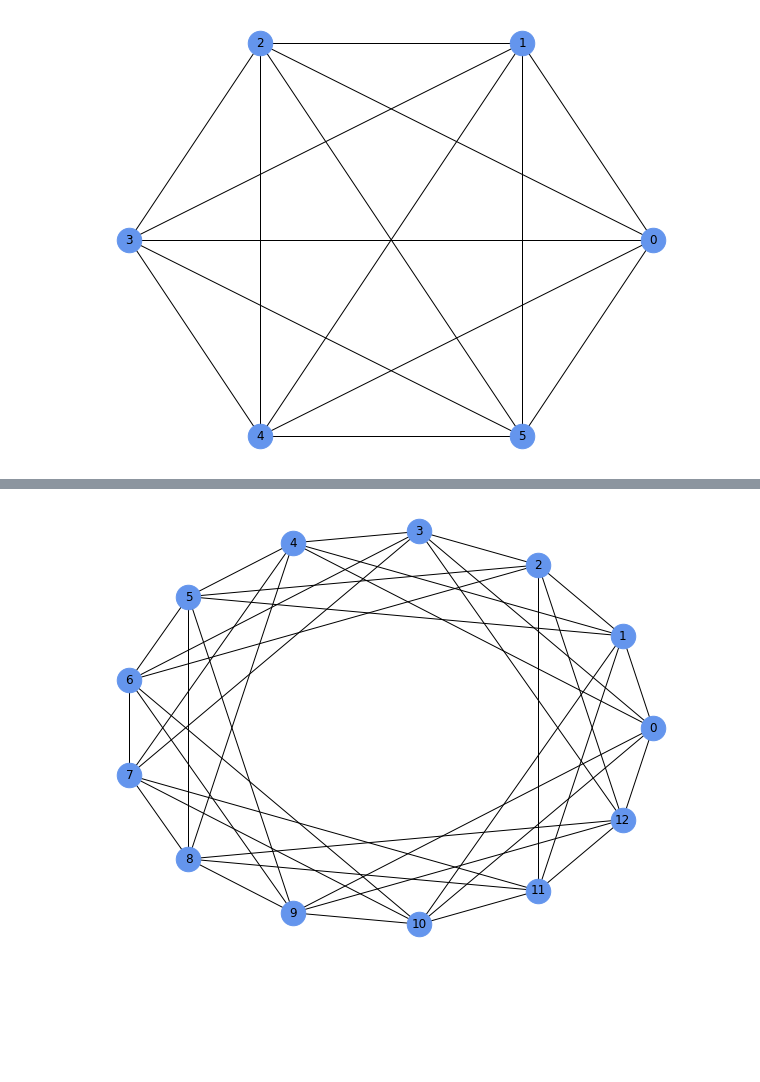
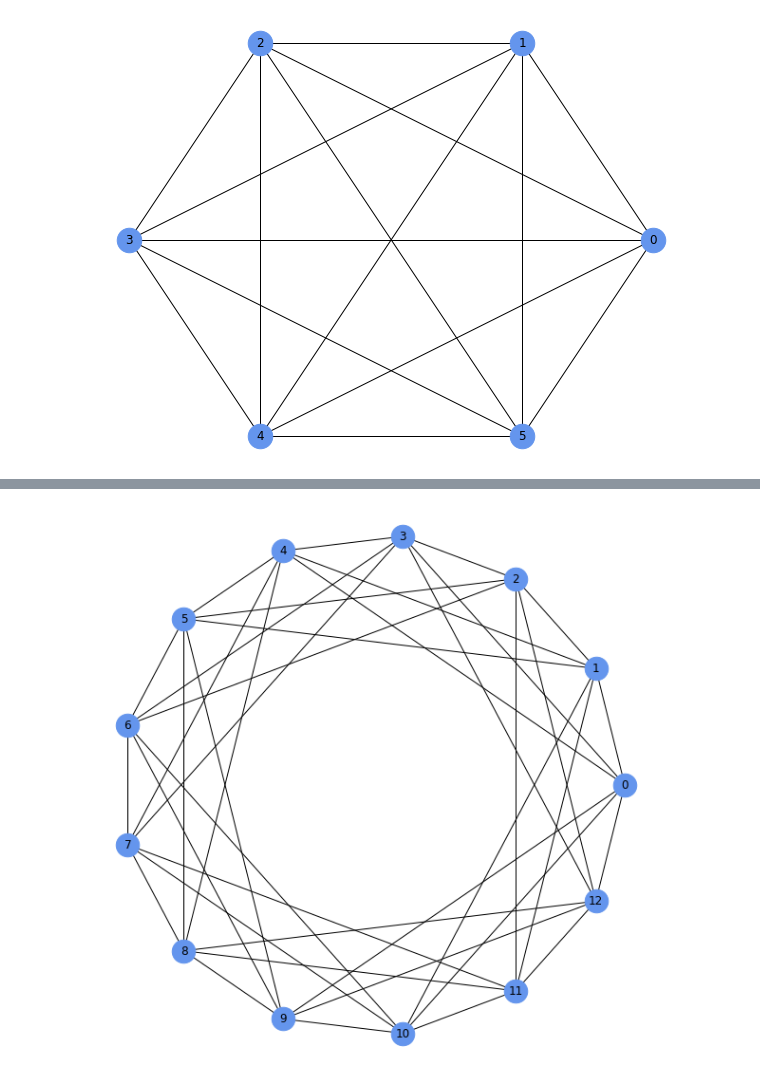
Before and after one commit to tungprime/western_fields, a Jupyter notebook: graphs_generator_and_drawing.ipynb, the cells around one changed output, grey strips where cells are left out. Drawn from its saved outputs; the diff is of its cells as text; code cells hidden in the pictures; blank space fills up the shorter version.

```diff
--- a/graphs_generator_and_drawing.ipynb
+++ b/graphs_generator_and_drawing.ipynb
@@ -97,17 +97,17 @@ plt.savefig("cycle_graph.png", dpi =300)
 # %%
 # Paley graph for q=13
 fig = plt.gcf()
-fig.set_size_inches(8,6)
+fig.set_size_inches(8,8)
 g = paley(13)
 pos = nx.circular_layout(g)
 nx.draw(g, pos=pos,
        with_labels = True,
                 node_size = 600,
                  scale = 2,
                 node_color = '#6495ED')
 plt.savefig("paley_graph_13.png", dpi =300)
 # %% [output]
-[figure, old version]
+[figure, new version]
 # %%
 #Paley graph for q=5
 fig = plt.gcf()
```
Also changed, not shown: parts of 5 cells of this notebook, 9 other files.
